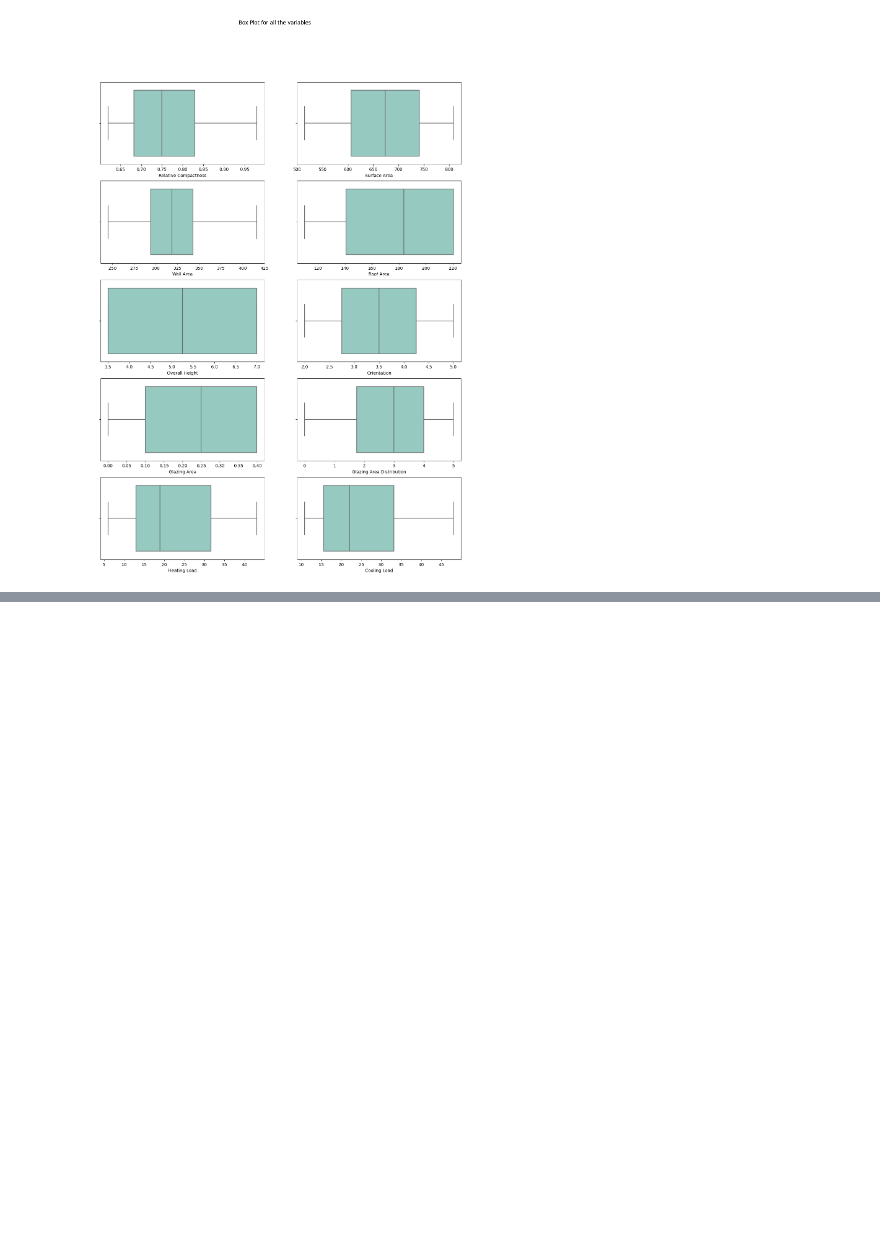
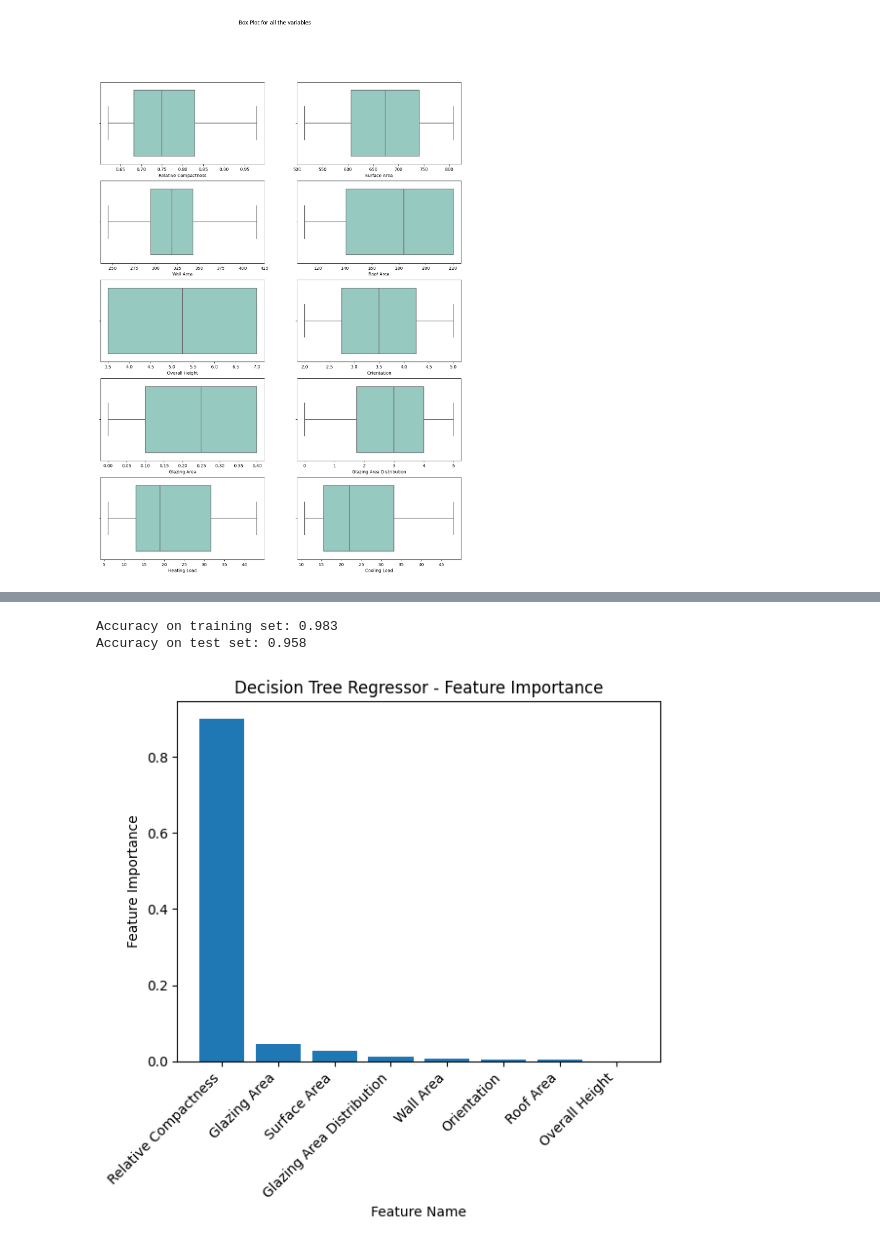
Before and after one commit to Ibrahim-Bilal/Energy-Efficiency-, a Jupyter notebook: Energy Efficiency Practice.ipynb, the cells around one changed output, grey strips where cells are left out. Saved outputs shown, nothing was run; the diff lists cells and outputs as text; code cells hidden in the pictures; blank space fills up the shorter version.

Commit message:
Add files via upload
Updated files for Python codes testing different machine learning algorithm

```diff
--- a/Energy Efficiency Practice.ipynb
+++ b/Energy Efficiency Practice.ipynb
@@ -182,0 +187,4 @@ I suspect a colinearity issue with relative copactess and surface Area
+# %%
+#scaling
+df = (df-np.min(df)) / (np.max(df) - np.min(df))
+df .head(5)
@@ -182,0 +222,15 @@ I suspect a colinearity issue with relative copactess and surface Area
+# %%
+#ridge regression
+alpha_values = [0.001, 0.1, 1.0, 10.0]
+
+# Try Ridge regression with different alpha values
+for alpha in alpha_values:
+    print(f'\nRidge Regression with Alpha={alpha}:')
+
+    # Create Ridge regression model
+    ridge = Ridge(alpha=alpha)
+
+    # Train the model using the training sets
+    ridge.fit(X_train, y_train)
+    print("Training set score: {:.2f}".format(ridge.score(X_train, y_train)))
+    print("Test set score: {:.2f}".format(ridge.score(X_test, y_test)))
@@ -182,0 +253,30 @@ I suspect a colinearity issue with relative copactess and surface Area
+# %%
+#decision tress
+tree = DecisionTreeRegressor(max_depth = 7, random_state=0)
+tree.fit(X_train, y_train)
+print("Accuracy on training set: {:.3f}".format(tree.score(X_train, y_train)))
+print("Accuracy on test set: {:.3f}".format(tree.score(X_test, y_test)))
+# %% [output]
+Accuracy on training set: 0.983
+Accuracy on test set: 0.958
+# %%
+# Plot feature importance with column names
+feature_names = X.columns if hasattr(X, 'columns') else [f'Feature_{i}' for i in range(X.shape[1])]
+feature_importance = tree.feature_importances_
+
+# Create a mapping of feature names to importance scores
+feature_importance_dict = dict(zip(feature_names, feature_importance))
+
+# Sort feature importance in descending order
+sorted_features = sorted(feature_importance_dict.items(), key=lambda x: x[1], reverse=True)
+sorted_feature_names, sorted_importance = zip(*sorted_features)
+
+# Plot the feature importance
+plt.bar(range(X.shape[1]), sorted_importance, align="center")
+plt.xticks(range(X.shape[1]), sorted_feature_names, rotation=45, ha="right")
+plt.xlabel("Feature Name")
+plt.ylabel("Feature Importance")
+plt.title("Decision Tree Regressor - Feature Importance")
+plt.show()
+# %% [output]
+[figure, added]
```
Also changed, not shown: parts of 13 cells of this notebook.
